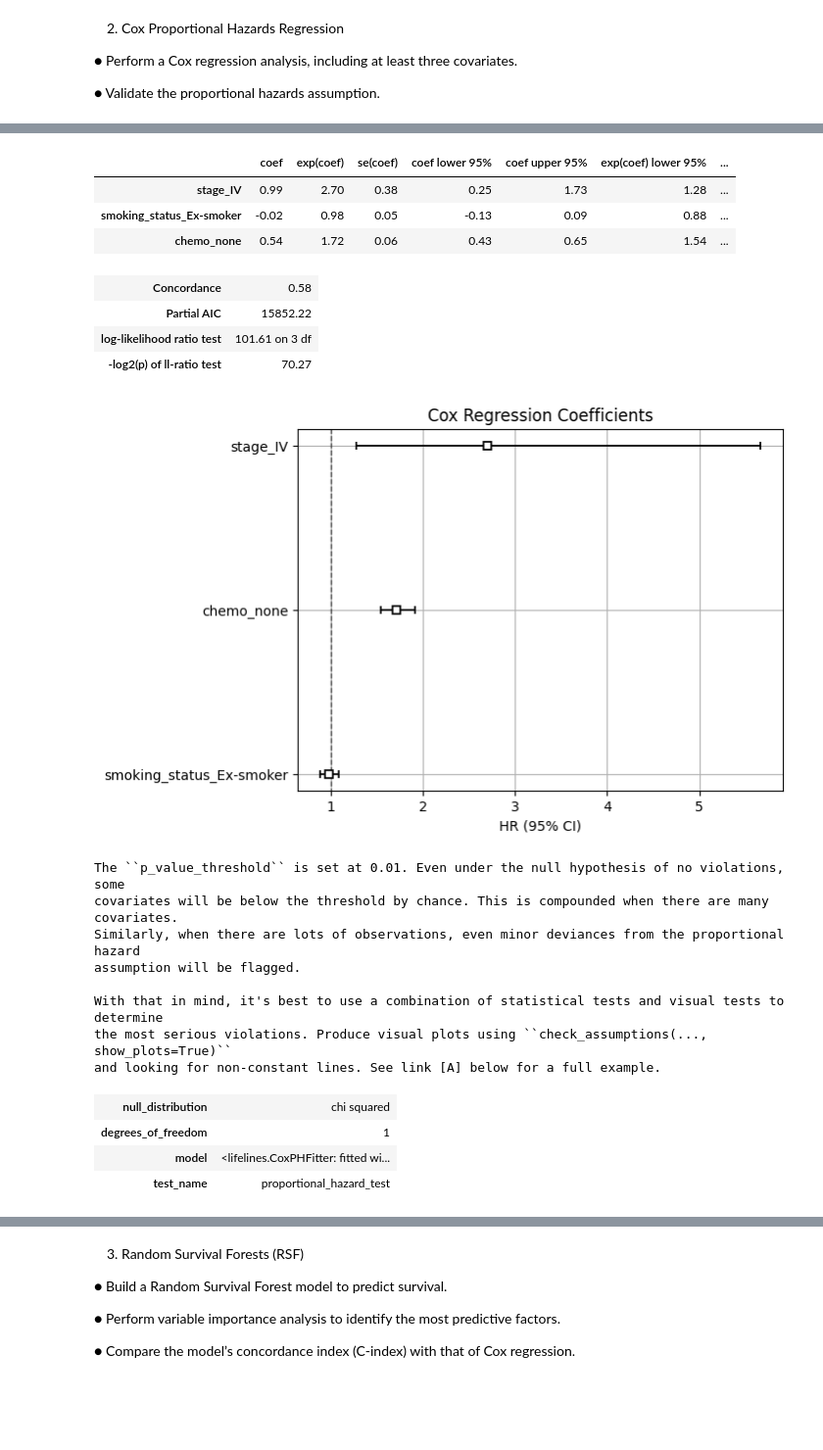
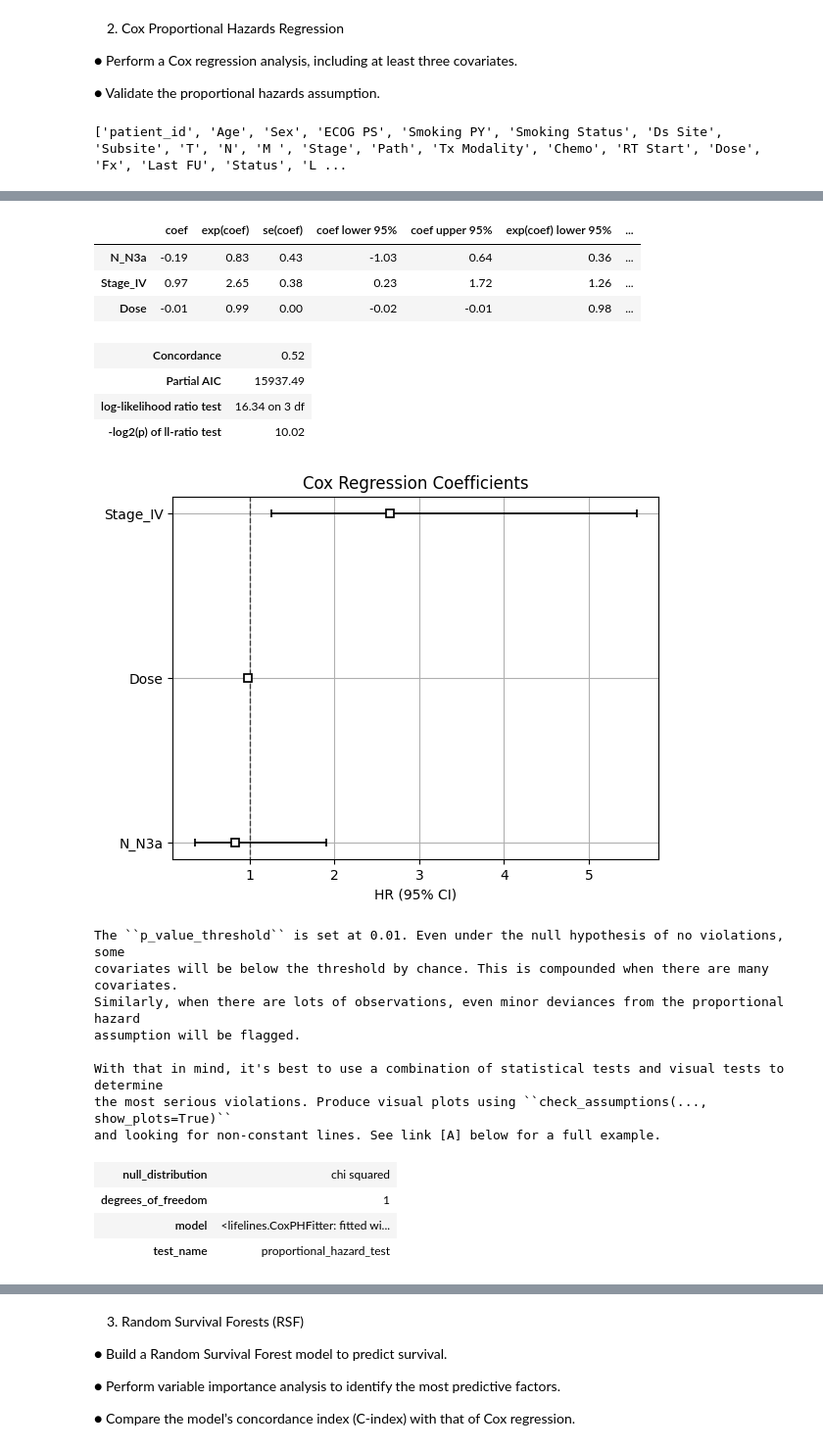
Before and after one commit to Mashail-prog/BINF-5507-Assignments, a Jupyter notebook: Assignment-4/Scripts/main.ipynb, the cells around one changed output, grey strips where cells are left out. Shown at 98% size. Drawn from its saved outputs; the diff is of its cells as text; code cells hidden in the pictures; blank space fills up the shorter version.

```diff
--- a/Assignment-4/Scripts/main.ipynb
+++ b/Assignment-4/Scripts/main.ipynb
@@ -185,20 +177,3 @@ print("Log-rank p-value:", results2.p_value)
 |  | test_statistic | p | -log2(p) |
 | 0 | 124.19 | <0.005 | 93.40 |
 Log-rank p-value: 7.672624957190955e-29
-# %%
-# Define which stages are considered advanced
-advanced_stages = ["III", "IIIA", "IIIB", "IV", "IVA", "IVB"]
-
-# Create the binary group
-clinical_data["stage_group"] = clinical_data["Stage"].astype(str).isin(advanced_stages)
-
-group1 = clinical_data[clinical_data["stage_group"] == True]
-group2 = clinical_data[clinical_data["stage_group"] == False]
-
-results_stage = logrank_test(
-    group1["Age"], group2["Age"],
-    event_observed_A=group1["event"],
-    event_observed_B=group2["event"]
-)
-
-print("Stage group log-rank p-value:", results_stage.p_value)
@@ -216,22 +184,18 @@ array(['IVB', 'I', 'IVA', 'III', 'II', nan, 'IV', 0, 'IIIC', 'IB', 'X',
 
 ● Validate the proportional hazards assumption.
 # %%
-data_cph = clinical_data[['age', 'sex', 'ecog_ps','smoking_py', 'smoking_status', 'ds_site', 't', 'n', 'm', 'stage', 'path', 'tx_modality', 'chemo', 'dose', 'fx', 'length_fu', 'event', 'time']]
+print(clinical_data.columns.tolist())
+data_cph = clinical_data[['Age', 'Sex', 'ECOG PS','Smoking PY', 'Smoking Status', 'Ds Site', 'T', 'N', 'M ', 'Stage', 'Path', 'Tx Modality', 'Chemo', 'Dose', 'Fx', 'Length FU', 'event', 'time']]
 data_cph.isnull().sum()
 
 data_cph = data_cph.dropna(subset=data_cph.columns)
-data_cph["sex"] = data_cph["sex"].astype("category")
-# Step 1: Identify categorical columns
+# Identify categorical columns
 cat_cols = data_cph.select_dtypes(include=["object", "category"]).columns.tolist()
 
-# Step 2: One-hot encode them
-#data_cph_encoded = pd.get_dummies(data_cph, columns=cat_cols, drop_first=True)
+# One-hot encoding
 encoded_data = pd.get_dummies(data_cph, drop_first=True)
-
-# Drop constant columns
 encoded_data = encoded_data.loc[:, encoded_data.nunique() > 1]
 
-# Drop perfectly correlated columns
 corr_matrix = encoded_data.corr().abs()
 upper_tri = corr_matrix.where(np.triu(np.ones(corr_matrix.shape), k=1).astype(bool))
 to_drop = [column for column in upper_tri.columns if any(upper_tri[column] > 0.95)]
@@ -239,7 +203,7 @@ encoded_data.drop(columns=to_drop, inplace=True)
 encoded_data["time"] = data_cph["time"]
 encoded_data["event"] = data_cph["event"]
 
-selected_covariates = ["stage_IV", "smoking_status_Ex-smoker", "chemo_none", "time", "event"]
+selected_covariates = ["N_N3a", "Stage_IV", "Dose", "time", "event"]
 data_subset = encoded_data[selected_covariates]
 cph = CoxPHFitter(penalizer=0.1)
 cph.fit(data_subset, 'time', event_col='event')
@@ -253,6 +217,7 @@ plt.show()
 # Validate proportional hazards assumption
 cph.check_assumptions(data_subset)
 # %% [output]
+['patient_id', 'Age', 'Sex', 'ECOG PS', 'Smoking PY', 'Smoking Status', 'Ds Site', 'Subsite', 'T', 'N', 'M ', 'Stage', 'Path', 'Tx Modality', 'Chemo', 'RT Start', 'Dose', 'Fx', 'Last FU', 'Status', 'L ...
 | model | lifelines.CoxPHFitter |
 | duration col | 'time' |
 | event col | 'event' |
@@ -266,20 +231,20 @@ cph.check_assumptions(data_subset)
 |  | coef | exp(coef) | se(coef) | coef lower 95% | coef upper 95% | exp(coef) lower 95% | ... |
-| stage_IV | 0.99 | 2.70 | 0.38 | 0.25 | 1.73 | 1.28 | ... |
-| smoking_status_Ex-smoker | -0.02 | 0.98 | 0.05 | -0.13 | 0.09 | 0.88 | ... |
-| chemo_none | 0.54 | 1.72 | 0.06 | 0.43 | 0.65 | 1.54 | ... |
+| N_N3a | -0.19 | 0.83 | 0.43 | -1.03 | 0.64 | 0.36 | ... |
+| Stage_IV | 0.97 | 2.65 | 0.38 | 0.23 | 1.72 | 1.26 | ... |
+| Dose | -0.01 | 0.99 | 0.00 | -0.02 | -0.01 | 0.98 | ... |
-| Concordance | 0.58 |
-| Partial AIC | 15852.22 |
-| log-likelihood ratio test | 101.61 on 3 df |
-| -log2(p) of ll-ratio test | 70.27 |
+| Concordance | 0.52 |
+| Partial AIC | 15937.49 |
+| log-likelihood ratio test | 16.34 on 3 df |
+| -log2(p) of ll-ratio test | 10.02 |
-[figure, old version]
+[figure, new version]
-The ``p_value_threshold`` is set at 0.01. Even under the null hypothesis of no violations, some
-covariates will be below the threshold by chance. This is compounded when there are many covariates.
-Similarly, when there are lots of observations, even minor deviances from the proportional hazard
-assumption will be flagged.
-
-With that in mind, it's best to use a combination of statistical tests and visual tests to determine
-the most serious violations. Produce visual plots using ``check_assumptions(..., show_plots=True)``
-and looking for non-constant lines. See link [A] below for a full example.
+The ``p_value_threshold`` is set at 0.01. Even under the null hypothesis of no violations, some
+covariates will be below the threshold by chance. This is compounded when there are many covariates.
+Similarly, when there are lots of observations, even minor deviances from the proportional hazard
+assumption will be flagged.
+
+With that in mind, it's best to use a combination of statistical tests and visual tests to determine
+the most serious violations. Produce visual plots using ``check_assumptions(..., show_plots=True)``
+and looking for non-constant lines. See link [A] below for a full example.
 | null_distribution | chi squared |
 | degrees_of_freedom | 1 |
 | model | <lifelines.CoxPHFitter: fitted wi... |
```
Also changed, not shown: parts of 11 cells of this notebook.
